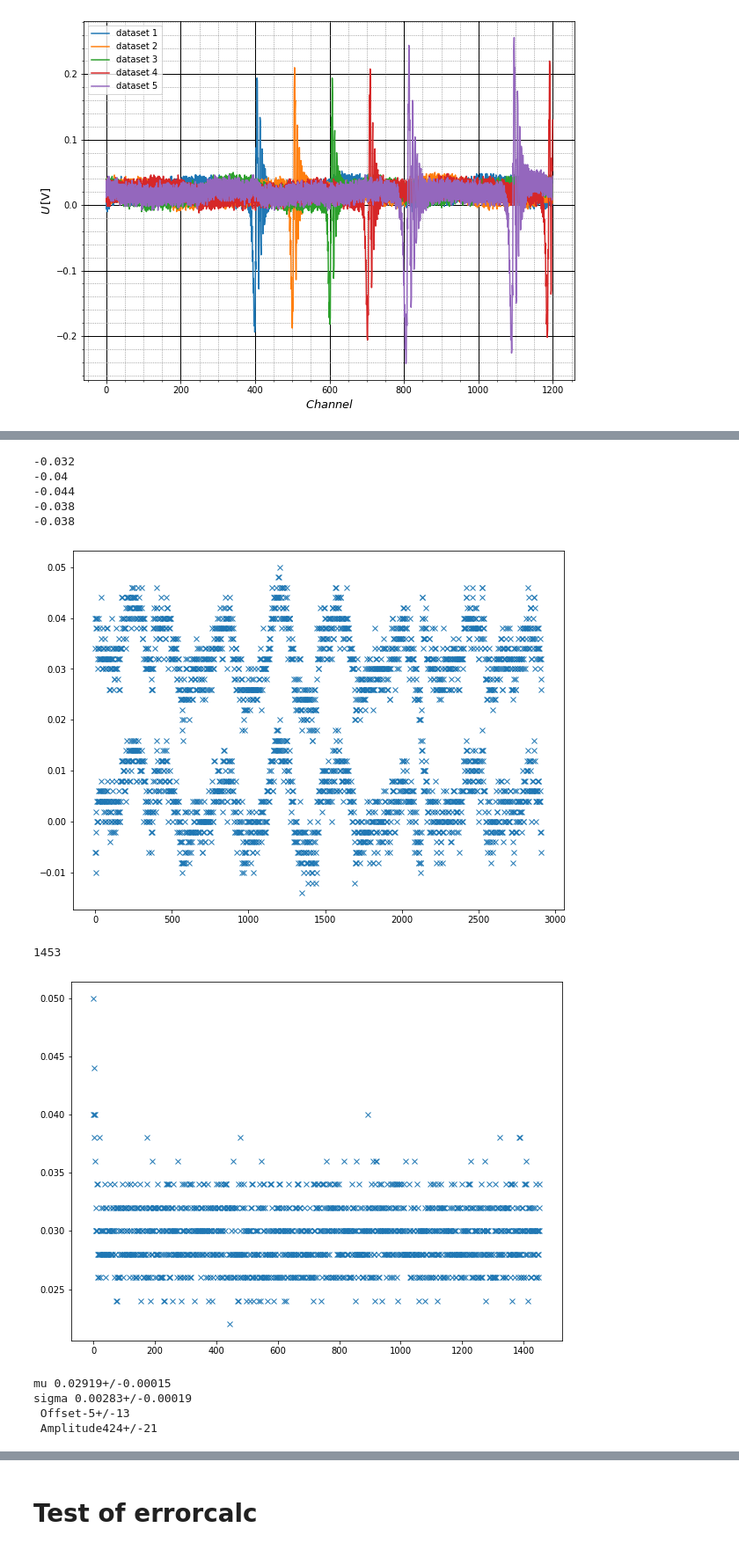
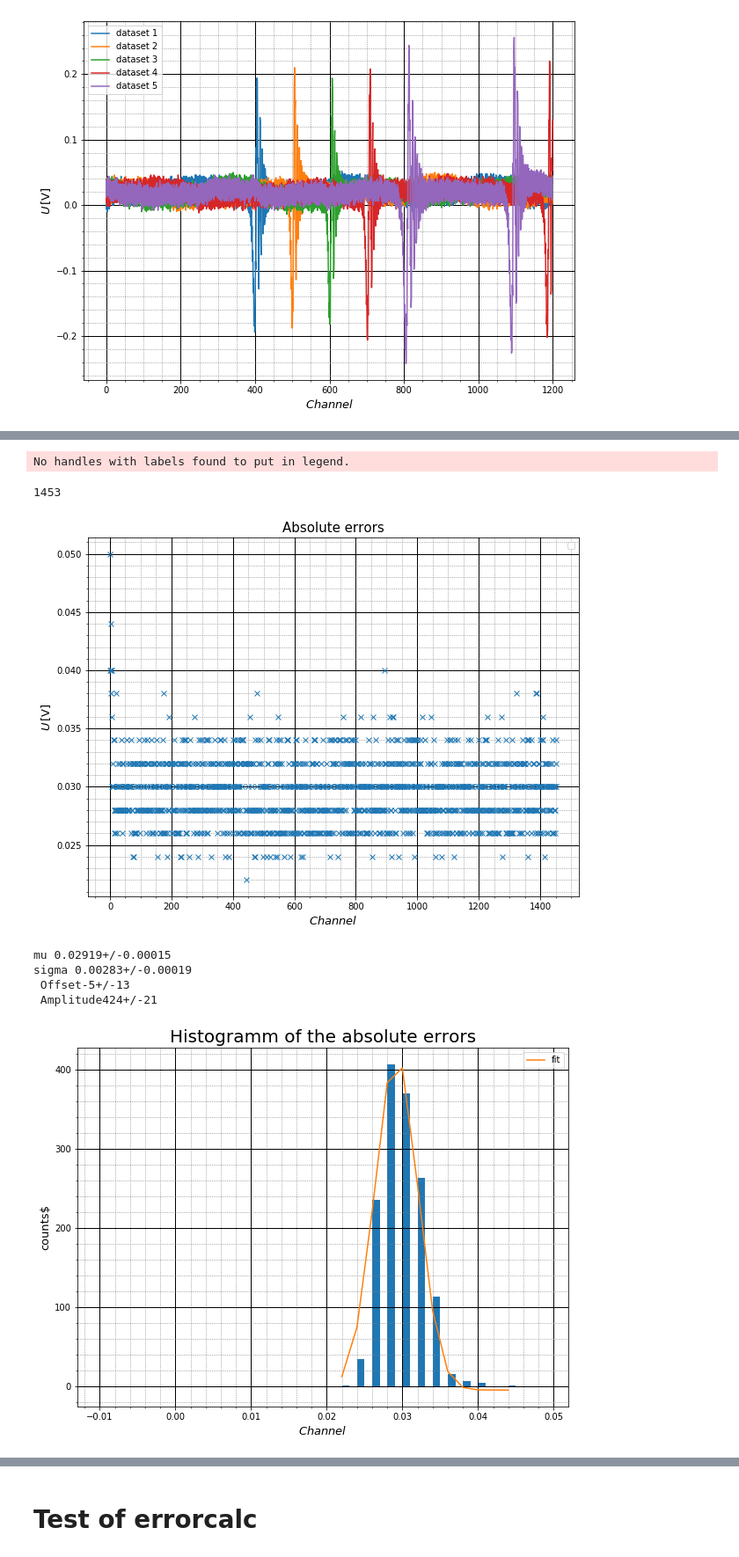
Before and after one commit to shockcookie/FP, a Jupyter notebook: Kernspin/Daten/dx_teil 1/test.ipynb, the cells around one changed output, grey strips where cells are left out. Shown at 88% size. Drawn from its saved outputs; the diff is of its cells as text; code cells hidden in the pictures.

```diff
--- a/Kernspin/Daten/dx_teil 1/test.ipynb
+++ b/Kernspin/Daten/dx_teil 1/test.ipynb
@@ -206,57 +256,79 @@ plt.show()
 # %%
-thresh = -0.03
-errorpoints = []
-for [ch1,ch2] in data:
-    iterator = 0
-    for item in ch1:
-        #print(iterator)
-        if item < thresh:
-            print(item)
-            errorpoints.append(ch1[0:iterator-10])
-            break
-        iterator += 1
-
-array(errorpoints)
-y_errorplot = np.concatenate(errorpoints)
-plt.plot(np.arange(len(y_errorplot)),y_errorplot,"x")
-plt.show()
 err_abs=[]
 for errange in errorpoints:
     if len(errange)%2 !=0:
         errange=errange[0:-1]
     err_abs.append(abs(errange[0::2]-errange[1::2]))
 err_abs=np.concatenate(err_abs)
 
 print(len(err_abs))
 plt.plot(np.arange(len(err_abs)),err_abs,"x")
+###   Label / Title
+
+plt.ylabel(r'$U\,[\mathrm{V}]$', fontsize=13)
+plt.xlabel(r'$Channel$', fontsize=13)
+plt.title('Absolute errors', fontsize=15)
+
+###   Axes / Grid
+
+axes = plt.gca()  ##  Searches current Axes
+
+#axes.set_xlim([0,0.8])
+#axes.set_ylim([-1,110])
+
+#axes.set_yticks([0,10,20,30,40,50,60,70,80,90,100,110])
+#axes.set_xticks([0.1,0.2,0.3,0.4,0.5,0.6,0.7,0.8])
+
+axes.grid(which='major', linestyle='-', linewidth='1', color='black')
+axes.grid(which='minor', linestyle=':', color='gray')
+axes.minorticks_on()
+
+plt.legend()
+plt.savefig('abs_err.png')
 plt.show()
 
 bins = plt.hist(err_abs,bins=np.arange(-0.01,0.05,0.001))
 errfit_x,errfit_y = bins[1][0:-1], bins[0]
 internalx,internaly = [],[]
 for i in range(len(errfit_y)):
     if errfit_y[i] != 0:
         internalx.append(errfit_x[i])
         internaly.append(errfit_y[i])
 errfit_x = array(internalx)
 errfit_y = internaly
 
 [params,errs] = gausfit_pm(errfit_x,errfit_y)
 print("mu {:}\nsigma {:}\n Offset{:}\n Amplitude{:}".format(*params))
 plt.plot(errfit_x,gaussian(errfit_x,*val(params)),label="fit")
+###   Label / Title
+
+plt.ylabel(r'counts$', fontsize=13)
+plt.xlabel(r'$Channel$', fontsize=13)
+plt.title('Histogramm of the absolute errors', fontsize=20)
+
+###   Axes / Grid
+
+axes = plt.gca()  ##  Searches current Axes
+
+#axes.set_xlim([0,0.8])
+#axes.set_ylim([-1,110])
+
+#axes.set_yticks([0,10,20,30,40,50,60,70,80,90,100,110])
+#axes.set_xticks([0.1,0.2,0.3,0.4,0.5,0.6,0.7,0.8])
+
+axes.grid(which='major', linestyle='-', linewidth='1', color='black')
+axes.grid(which='minor', linestyle=':', color='gray')
+axes.minorticks_on()
 
 plt.legend()
+plt.savefig('err_hist.png')
 plt.show()
 # %% [output]
--0.032
--0.04
--0.044
--0.038
--0.038
+No handles with labels found to put in legend.
+1453
-[figure, old version]
+[figure, new version]
-1453
+mu 0.02919+/-0.00015
+sigma 0.00283+/-0.00019
+ Offset-5+/-13
+ Amplitude424+/-21
-[figure, old version]
+[figure, new version]
-mu 0.02919+/-0.00015
-sigma 0.00283+/-0.00019
- Offset-5+/-13
- Amplitude424+/-21
```
Also changed, not shown: parts of 6 cells of this notebook, 28 other files.
